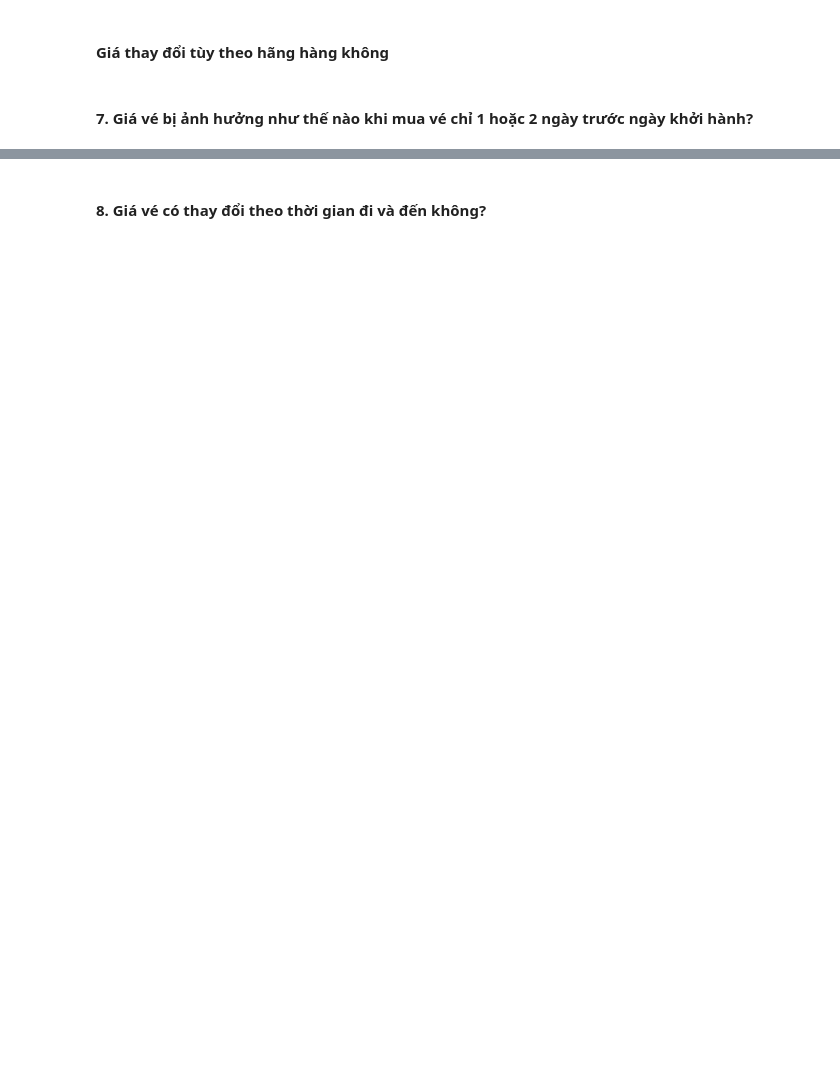
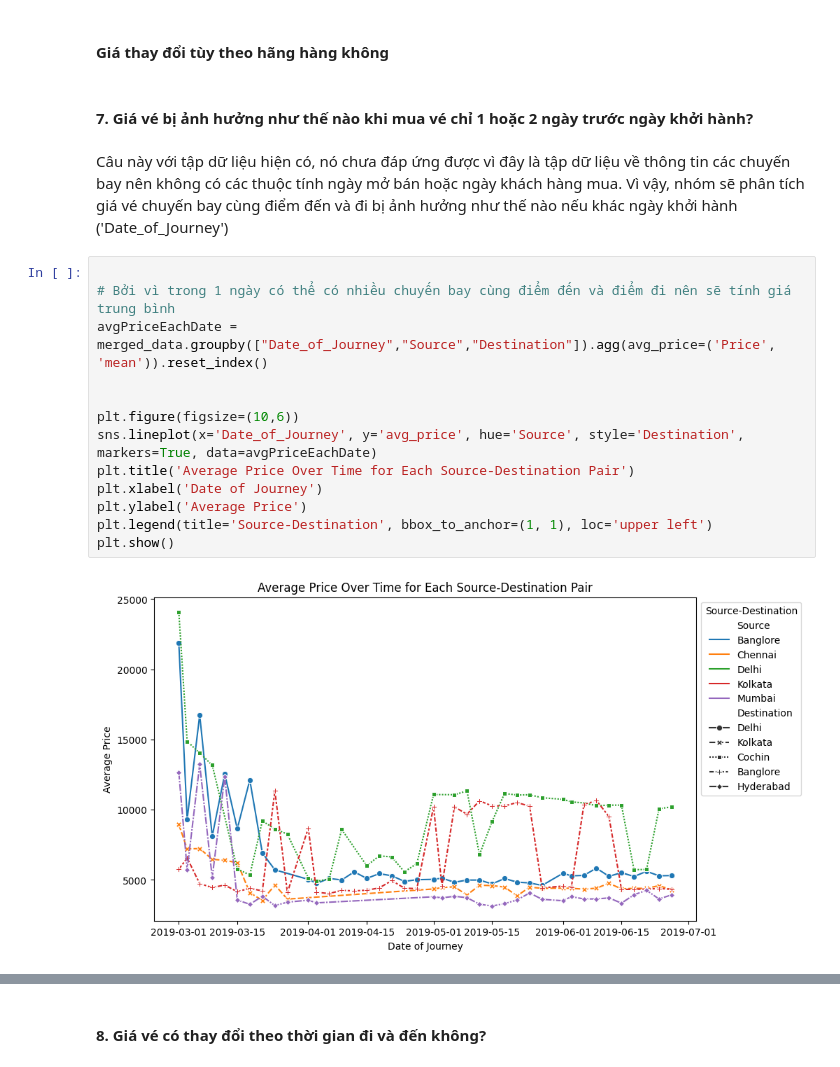
Before and after one commit to vngson/PTDLUD, a Jupyter notebook: main.ipynb, the cells around one changed output, grey strips where cells are left out. Drawn from its saved outputs; the diff is of its cells as text; blank space fills up the shorter version.

```diff
--- a/main.ipynb
+++ b/main.ipynb
@@ -260,4 +278,22 @@ plt.show()
 # %% [markdown]
 #### Giá thay đổi tùy theo hãng hàng không
 # %% [markdown]
-#### 7. Giá vé bị ảnh hưởng như thế nào khi mua vé chỉ 1 hoặc 2 ngày trước ngày khởi hành?
+#### **7. Giá vé bị ảnh hưởng như thế nào khi mua vé chỉ 1 hoặc 2 ngày trước ngày khởi hành?**
+# %% [markdown]
+Câu này với tập dữ liệu hiện có, nó chưa đáp ứng được vì đây là tập dữ liệu về thông tin các chuyến bay nên không có các thuộc tính ngày mở bán hoặc ngày khách hàng mua.</br>
+Vì vậy, nhóm sẽ phân tích giá vé chuyến bay cùng điểm đến và đi bị ảnh hưởng như thế nào nếu khác ngày khởi hành ('Date_of_Journey')
+# %%
+
+# Bởi vì trong 1 ngày có thể có nhiều chuyến bay cùng điểm đến và điểm đi nên sẽ tính giá trung bình
+avgPriceEachDate = merged_data.groupby(["Date_of_Journey","Source","Destination"]).agg(avg_price=('Price', 'mean')).reset_index()
+
+
+plt.figure(figsize=(10,6))
+sns.lineplot(x='Date_of_Journey', y='avg_price', hue='Source', style='Destination', markers=True, data=avgPriceEachDate)
+plt.title('Average Price Over Time for Each Source-Destination Pair')
+plt.xlabel('Date of Journey')
+plt.ylabel('Average Price')
+plt.legend(title='Source-Destination', bbox_to_anchor=(1, 1), loc='upper left')
+plt.show()
+# %% [output]
+[figure, added]
```
Also changed, not shown: parts of 24 cells of this notebook.
